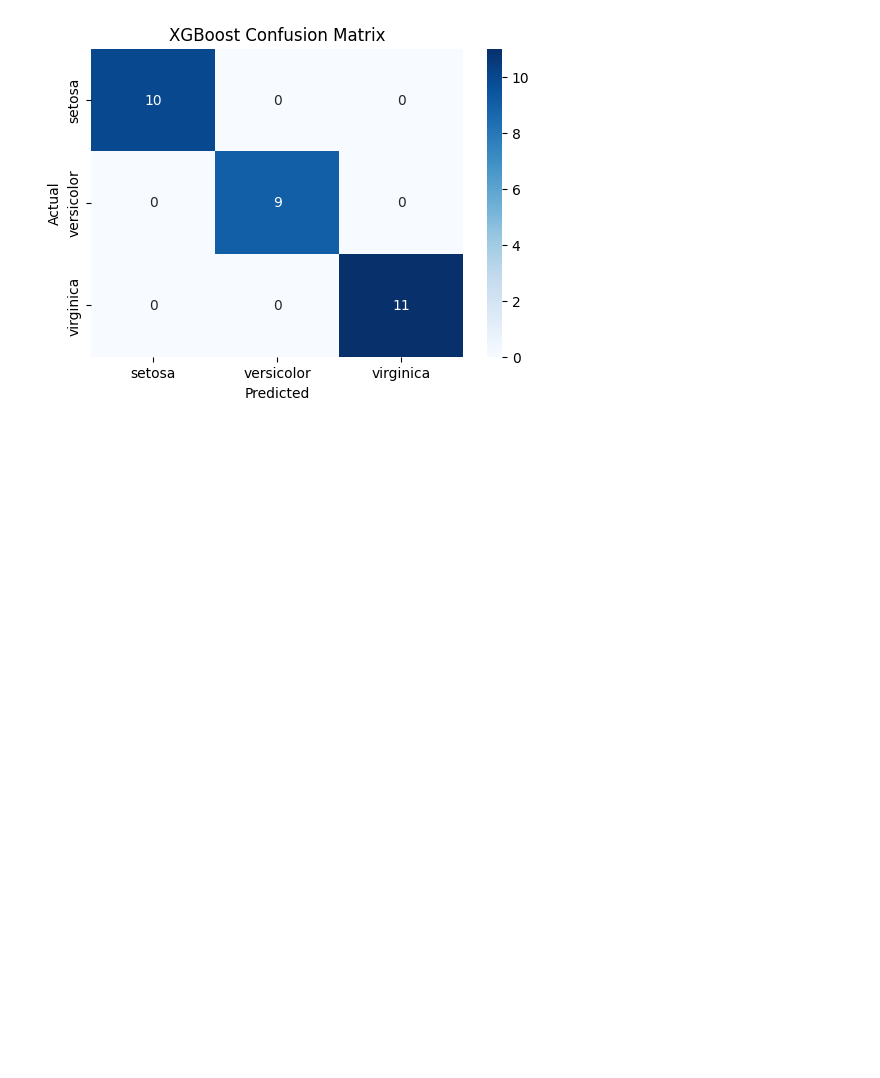
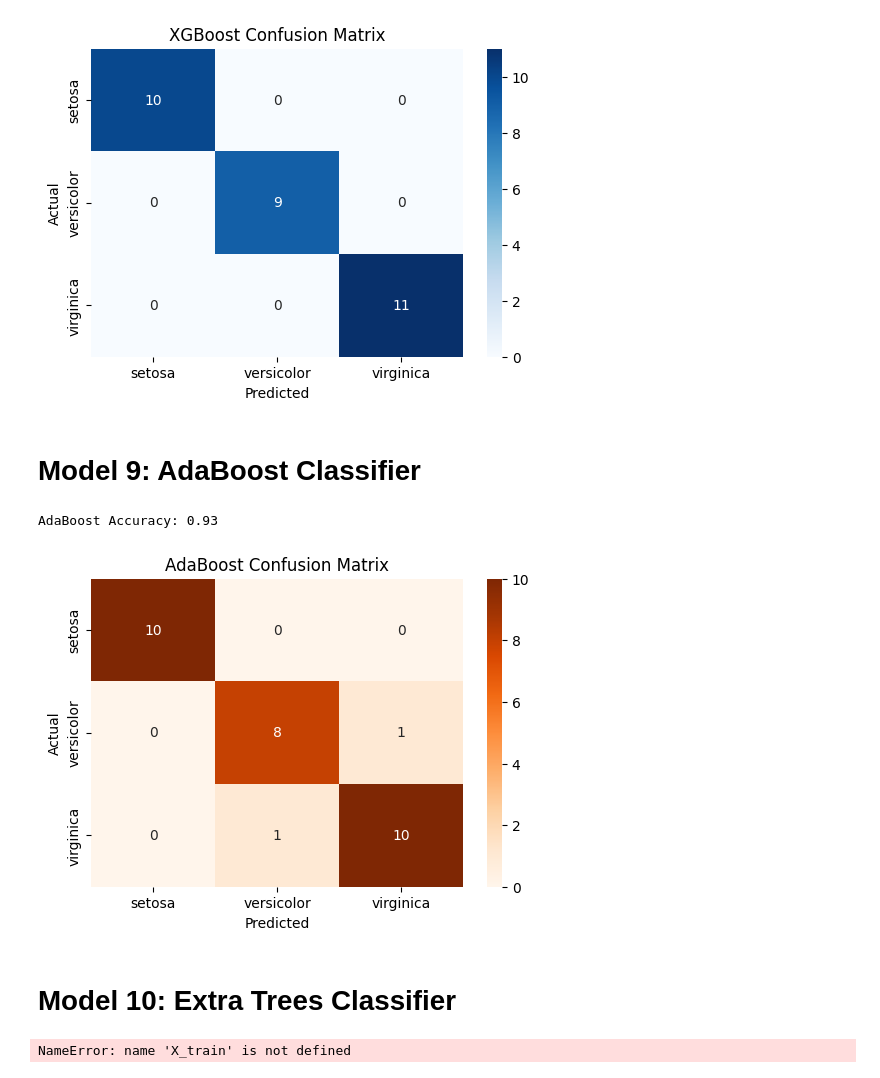
Before and after one commit to Aayushsah6969/Data, a Jupyter notebook: IRIS/notebooks/iris_analysis.ipynb, the cells around one changed output. Saved outputs shown, nothing was run; the diff lists cells and outputs as text; code cells hidden in the pictures; blank space fills up the shorter version.

Commit message:
model -9, 10

```diff
--- a/IRIS/notebooks/iris_analysis.ipynb
+++ b/IRIS/notebooks/iris_analysis.ipynb
@@ -677,3 +677,80 @@ Parameters: { "use_label_encoder" } are not used.
   bst.update(dtrain, iteration=i, fobj=obj)
 XGBoost Accuracy: 1.00
 [figure]
+# %% [markdown]
+# Model 9: AdaBoost Classifier
+# %%
+from sklearn.ensemble import AdaBoostClassifier
+
+# Initialize and train
+ada_model = AdaBoostClassifier(random_state=42)
+ada_model.fit(X_train, y_train)
+
+# Predict
+y_pred_ada = ada_model.predict(X_test)
+
+# Accuracy
+ada_accuracy = accuracy_score(y_test, y_pred_ada)
+print(f"AdaBoost Accuracy: {ada_accuracy:.2f}")
+
+# Save model
+joblib.dump(ada_model, '../models/adaboost.pkl')
+
+# Save accuracy
+with open('../outputs/adaboost_accuracy.txt', 'w') as f:
+    f.write(f"AdaBoost Accuracy: {ada_accuracy:.2f}")
+
+# Save predictions
+ada_pred_df = pd.DataFrame({'Actual': y_test, 'Predicted': y_pred_ada})
+ada_pred_df.to_csv('../outputs/adaboost_predictions.csv', index=False)
+
+# Confusion matrix
+ada_cm = confusion_matrix(y_test, y_pred_ada)
+plt.figure(figsize=(6, 4))
+sns.heatmap(ada_cm, annot=True, fmt='d', cmap='Oranges', xticklabels=iris.target_names, yticklabels=iris.target_names)
+plt.title("AdaBoost Confusion Matrix")
+plt.xlabel("Predicted")
+plt.ylabel("Actual")
+plt.savefig('../outputs/adaboost_confusion_matrix.png')
+plt.show()
+# %% [output]
+AdaBoost Accuracy: 0.93
+[figure, added]
+# %% [markdown]
+# Model 10: Extra Trees Classifier
+# %%
+from sklearn.ensemble import ExtraTreesClassifier
+
+# Initialize and train
+et_model = ExtraTreesClassifier(random_state=42)
+et_model.fit(X_train, y_train)
+
+# Predict
+y_pred_et = et_model.predict(X_test)
+
+# Accuracy
+et_accuracy = accuracy_score(y_test, y_pred_et)
+print(f"Extra Trees Accuracy: {et_accuracy:.2f}")
+
+# Save model
+joblib.dump(et_model, '../models/extra_trees.pkl')
+
+# Save accuracy
+with open('../outputs/extra_trees_accuracy.txt', 'w') as f:
+    f.write(f"Extra Trees Accuracy: {et_accuracy:.2f}")
+
+# Save predictions
+et_pred_df = pd.DataFrame({'Actual': y_test, 'Predicted': y_pred_et})
+et_pred_df.to_csv('../outputs/extra_trees_predictions.csv', index=False)
+
+# Confusion matrix
+et_cm = confusion_matrix(y_test, y_pred_et)
+plt.figure(figsize=(6, 4))
+sns.heatmap(et_cm, annot=True, fmt='d', cmap='Purples', xticklabels=iris.target_names, yticklabels=iris.target_names)
+plt.title("Extra Trees Confusion Matrix")
+plt.xlabel("Predicted")
+plt.ylabel("Actual")
+plt.savefig('../outputs/extra_trees_confusion_matrix.png')
+plt.show()
+# %% [output]
+NameError: name 'X_train' is not defined
```
Also changed, not shown: 8 other files.
